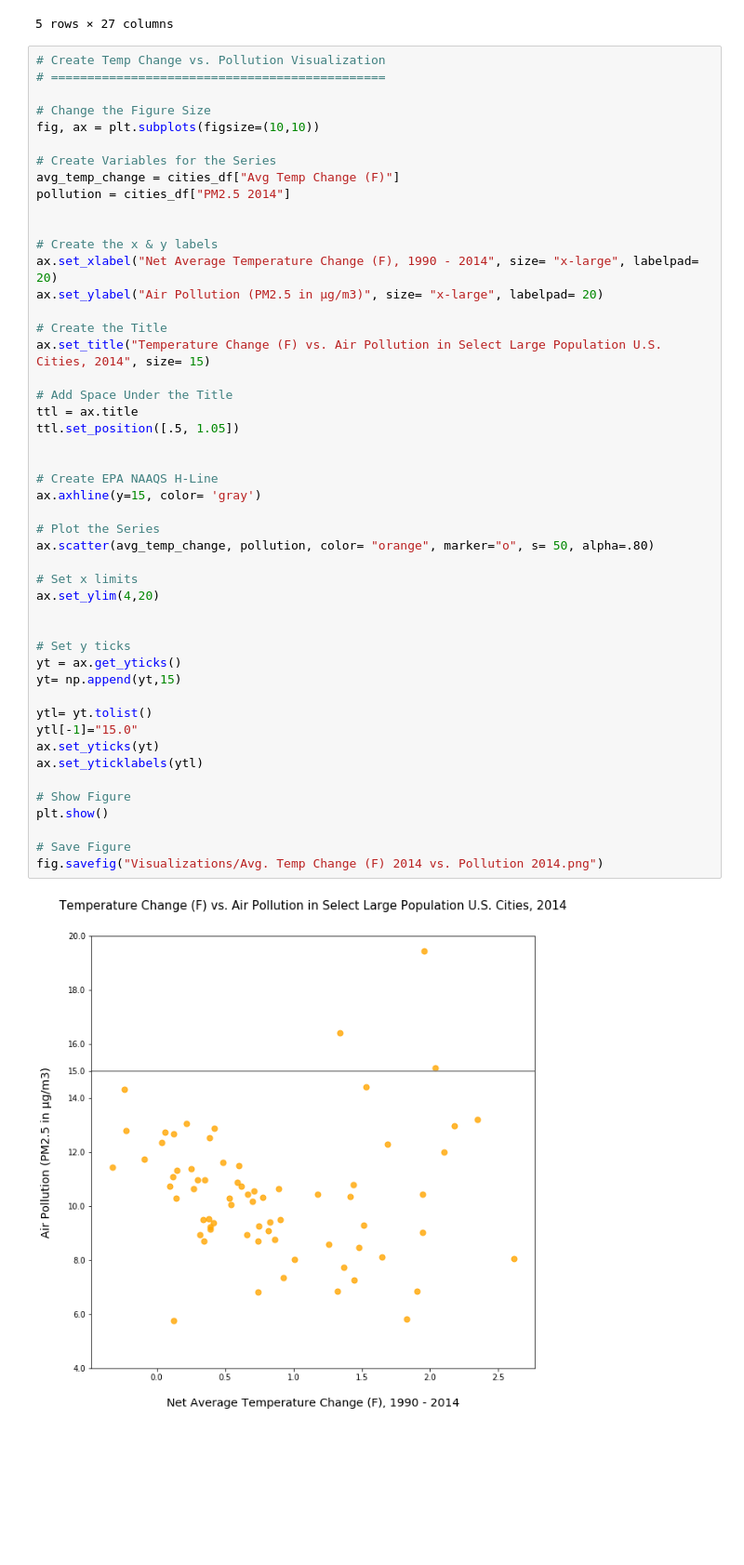
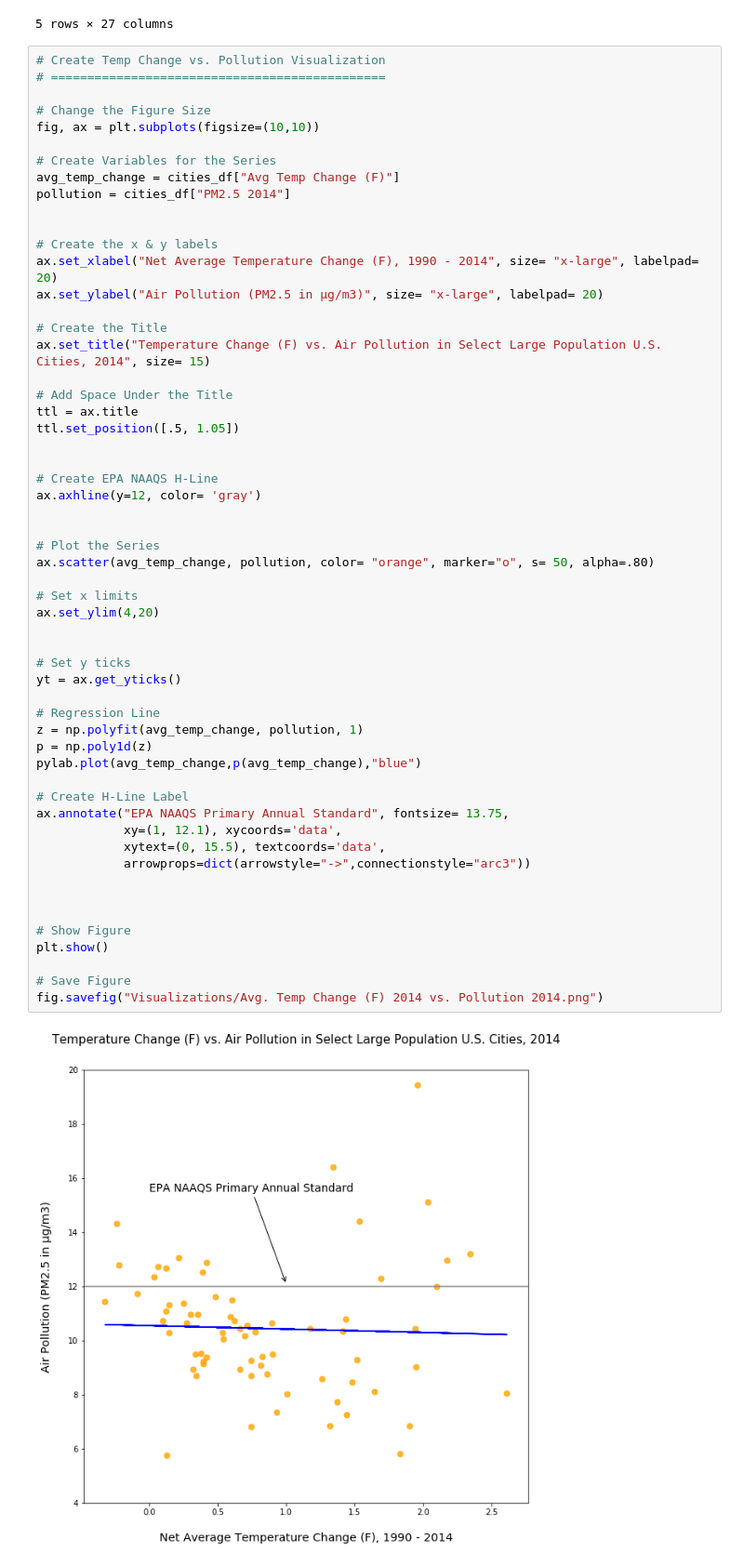
Before and after one commit to petefarq/project1, a Jupyter notebook: Temperature Visualizations.ipynb, the cells around one changed output. Shown at 93% size. Saved outputs shown, nothing was run; the diff lists cells and outputs as text; blank space fills up the shorter version.

Commit message:
Changes to Primary Viz

```diff
--- a/Temperature Visualizations.ipynb
+++ b/Temperature Visualizations.ipynb
@@ -62,40 +63,48 @@ pollution = cities_df["PM2.5 2014"]
 ax.set_xlabel("Net Average Temperature Change (F), 1990 - 2014", size= "x-large", labelpad= 20)
 ax.set_ylabel("Air Pollution (PM2.5 in μg/m3)", size= "x-large", labelpad= 20)
 
 # Create the Title
 ax.set_title("Temperature Change (F) vs. Air Pollution in Select Large Population U.S. Cities, 2014", size= 15)
 
 # Add Space Under the Title
 ttl = ax.title
 ttl.set_position([.5, 1.05])
 
 
 # Create EPA NAAQS H-Line
-ax.axhline(y=15, color= 'gray')
+ax.axhline(y=12, color= 'gray')
+
 
 # Plot the Series
 ax.scatter(avg_temp_change, pollution, color= "orange", marker="o", s= 50, alpha=.80)
 
 # Set x limits
 ax.set_ylim(4,20)
 
 
 # Set y ticks
 yt = ax.get_yticks()
-yt= np.append(yt,15)
 
-ytl= yt.tolist()
-ytl[-1]="15.0"
-ax.set_yticks(yt)
-ax.set_yticklabels(ytl)
+# Regression Line
+z = np.polyfit(avg_temp_change, pollution, 1)
+p = np.poly1d(z)
+pylab.plot(avg_temp_change,p(avg_temp_change),"blue")
+
+# Create H-Line Label
+ax.annotate("EPA NAAQS Primary Annual Standard", fontsize= 13.75,
+            xy=(1, 12.1), xycoords='data',
+            xytext=(0, 15.5), textcoords='data',
+            arrowprops=dict(arrowstyle="->",connectionstyle="arc3"))
+
+
 
 # Show Figure
 plt.show()
 
 # Save Figure
 fig.savefig("Visualizations/Avg. Temp Change (F) 2014 vs. Pollution 2014.png")
 # %% [output]
-[figure, old version]
+[figure, new version]
 # %%
 # Create Temp Change vs. Poor Health Visualizations
 # =============================
```
Also changed, not shown: parts of 3 cells of this notebook, 4 other files.
